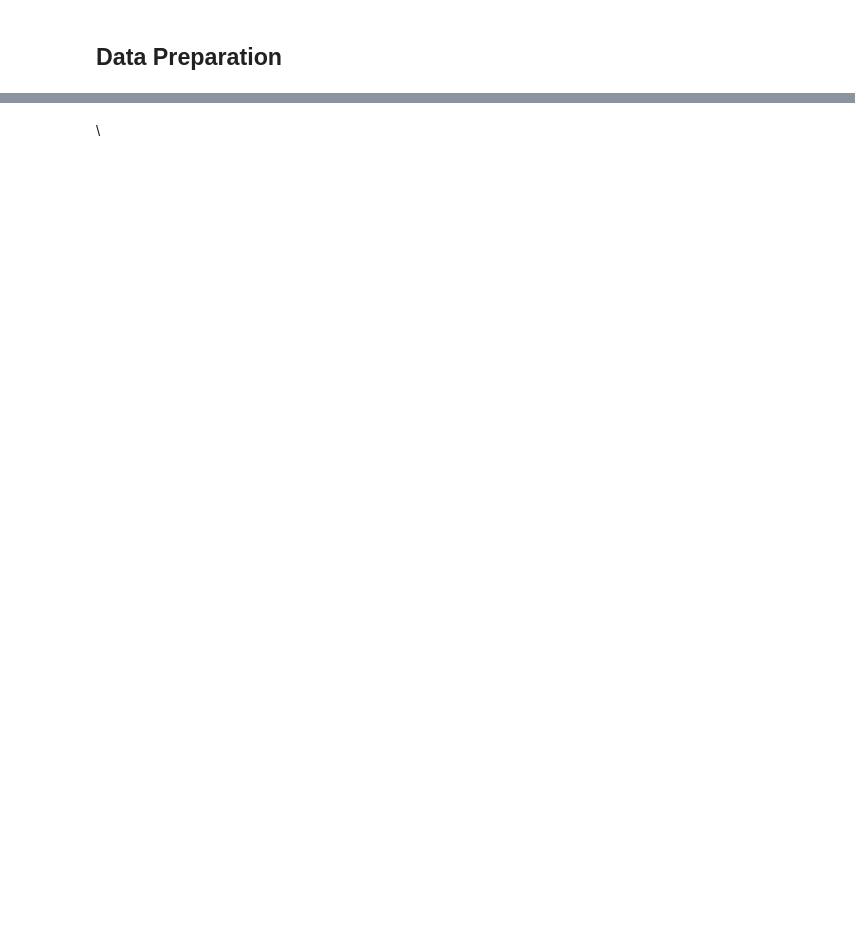
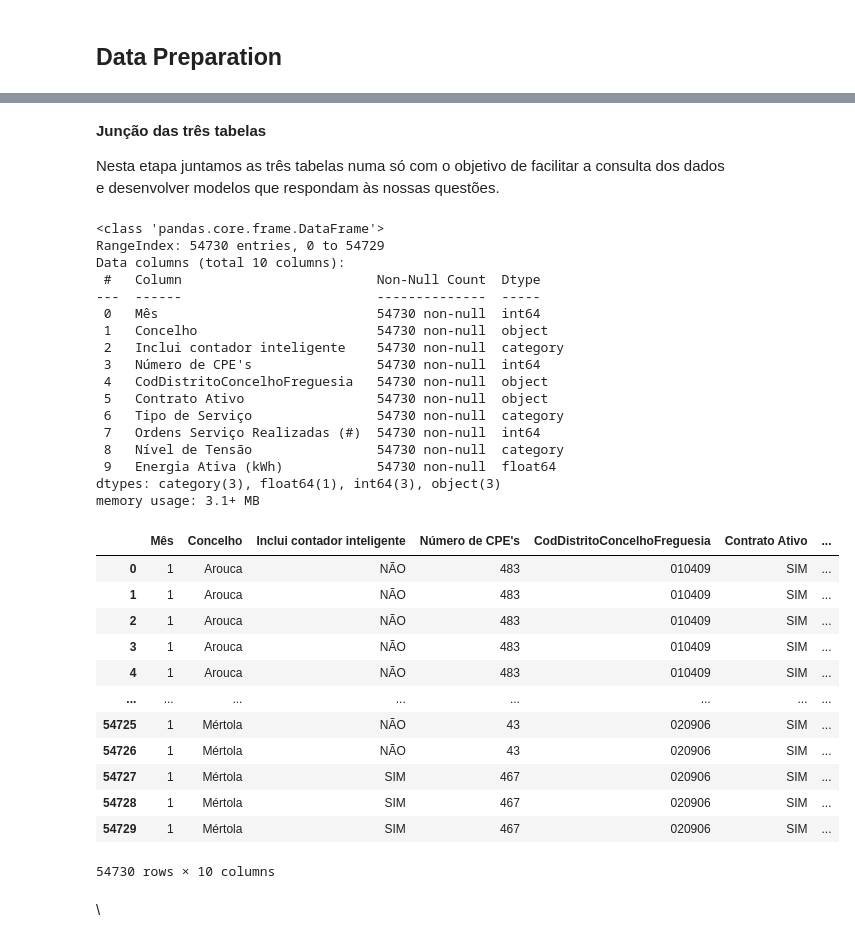
Before and after one commit to RafaelGesero/DECDProject, a Jupyter notebook: ProjetoDECD_Grupo20.ipynb, the cells around one changed output, grey strips where cells are left out. Saved outputs shown, nothing was run; the diff lists cells and outputs as text; code cells hidden in the pictures; blank space fills up the shorter version.

```diff
--- a/ProjetoDECD_Grupo20.ipynb
+++ b/ProjetoDECD_Grupo20.ipynb
@@ -388,0 +231,4 @@ NameError: name 'pd' is not defined
+# %%
+numeroContratosEnergia_df.dropna(inplace=True)
+consumosMensaisPorConcelho_df.dropna(inplace=True)
+numeroOrdensServico_df.dropna(inplace=True)
@@ -388,0 +239,4 @@ NameError: name 'pd' is not defined
+# %%
+numeroContratosEnergia2 = numeroContratosEnergia_df[numeroContratosEnergia_df['Ano'] == 2024]
+consumosMensaisPorConcelho2 = consumosMensaisPorConcelho_df[consumosMensaisPorConcelho_df['Ano'] == 2024]
+numeroOrdensServico2 = numeroOrdensServico_df[numeroOrdensServico_df['Ano'] == 2024]
@@ -388,0 +250,12 @@ NameError: name 'pd' is not defined
+# %%
+numeroOrdensServico2.rename(columns={'Mes' : 'Mês'}, inplace=True)
+numeroContratosEnergia2.drop(columns=['data','Distrito','Freguesia','CodDistrito','CodDistritoConcelho','Ano'], inplace = True)
+numeroOrdensServico2.drop(columns=['data','Distrito', 'Freguesia','Ano'], inplace = True)
+consumosMensaisPorConcelho2.drop(columns=['Data','Distrito', 'Freguesia','CodDistrito','CodDistritoConcelho','Ano'], inplace = True)
+
+numeroContratosEnergia2.info()
+numeroOrdensServico2.info()
+consumosMensaisPorConcelho2.info()
+
+
+display(numeroContratosEnergia2)
@@ -388,0 +311,4 @@ NameError: name 'pd' is not defined
+# %%
+consumosMensaisPorConcelho2['Nível de Tensão'] = consumosMensaisPorConcelho2['Nível de Tensão'].astype('category')
+numeroOrdensServico2['Tipo de Serviço'] = numeroOrdensServico2['Tipo de Serviço'].astype('category')
+numeroContratosEnergia2['Inclui contador inteligente'] = numeroContratosEnergia2['Inclui contador inteligente'].astype('category')
@@ -388,0 +331,48 @@ NameError: name 'pd' is not defined
+# %% [markdown]
+**Junção das três tabelas**
+
+Nesta etapa juntamos as três tabelas numa só com o objetivo de facilitar a consulta dos dados e desenvolver modelos que respondam às nossas questões.
+# %%
+merged_aux = pd.merge(numeroContratosEnergia2,numeroOrdensServico2, on=['CodDistritoConcelhoFreguesia', 'Mês','Concelho'], how='inner')
+merged_df = pd.merge(merged_aux,consumosMensaisPorConcelho2, on=['CodDistritoConcelhoFreguesia','Mês','Concelho'], how='inner')
+merged_df.drop_duplicates()
+#merged_df.drop(columns=['Ano_y', 'Concelho_y','Ano', 'Concelho'], inplace = True)
+#merged_df.rename(columns={'Ano_x' : 'Ano' , 'Concelho_y' : 'Concelho'}, inplace=True)
+
+merged_df.dropna(inplace=True)
+
+merged_df.drop
+
+merged_df.info()
+display(merged_df)
+# %% [output]
+<class 'pandas.core.frame.DataFrame'>
+RangeIndex: 54730 entries, 0 to 54729
+Data columns (total 10 columns):
+ #   Column                         Non-Null Count  Dtype
+---  ------                         --------------  -----
+ 0   Mês                            54730 non-null  int64
+ 1   Concelho                       54730 non-null  object
+ 2   Inclui contador inteligente    54730 non-null  category
+ 3   Número de CPE's                54730 non-null  int64
+ 4   CodDistritoConcelhoFreguesia   54730 non-null  object
+ 5   Contrato Ativo                 54730 non-null  object
+ 6   Tipo de Serviço                54730 non-null  category
+ 7   Ordens Serviço Realizadas (#)  54730 non-null  int64
+ 8   Nível de Tensão                54730 non-null  category
+ 9   Energia Ativa (kWh)            54730 non-null  float64
+dtypes: category(3), float64(1), int64(3), object(3)
+memory usage: 3.1+ MB
+|  | Mês | Concelho | Inclui contador inteligente | Número de CPE's | CodDistritoConcelhoFreguesia | Contrato Ativo | ... |
+| 0 | 1 | Arouca | NÃO | 483 | 010409 | SIM | ... |
+| 1 | 1 | Arouca | NÃO | 483 | 010409 | SIM | ... |
+| 2 | 1 | Arouca | NÃO | 483 | 010409 | SIM | ... |
+| 3 | 1 | Arouca | NÃO | 483 | 010409 | SIM | ... |
+| 4 | 1 | Arouca | NÃO | 483 | 010409 | SIM | ... |
+| ... | ... | ... | ... | ... | ... | ... | ... |
+| 54725 | 1 | Mértola | NÃO | 43 | 020906 | SIM | ... |
+| 54726 | 1 | Mértola | NÃO | 43 | 020906 | SIM | ... |
+| 54727 | 1 | Mértola | SIM | 467 | 020906 | SIM | ... |
+| 54728 | 1 | Mértola | SIM | 467 | 020906 | SIM | ... |
+| 54729 | 1 | Mértola | SIM | 467 | 020906 | SIM | ... |
+54730 rows × 10 columns
```
Also changed, not shown: parts of 17 cells of this notebook.
